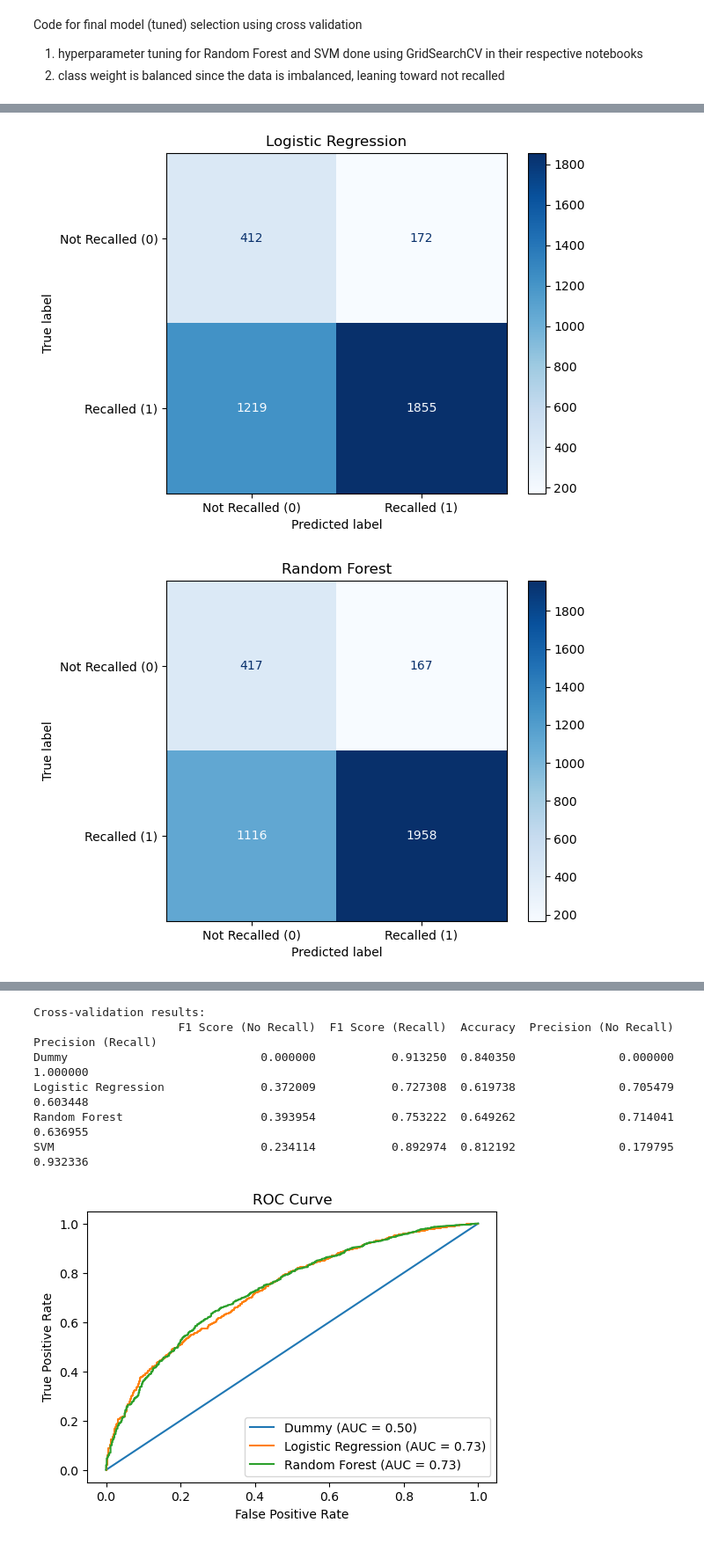
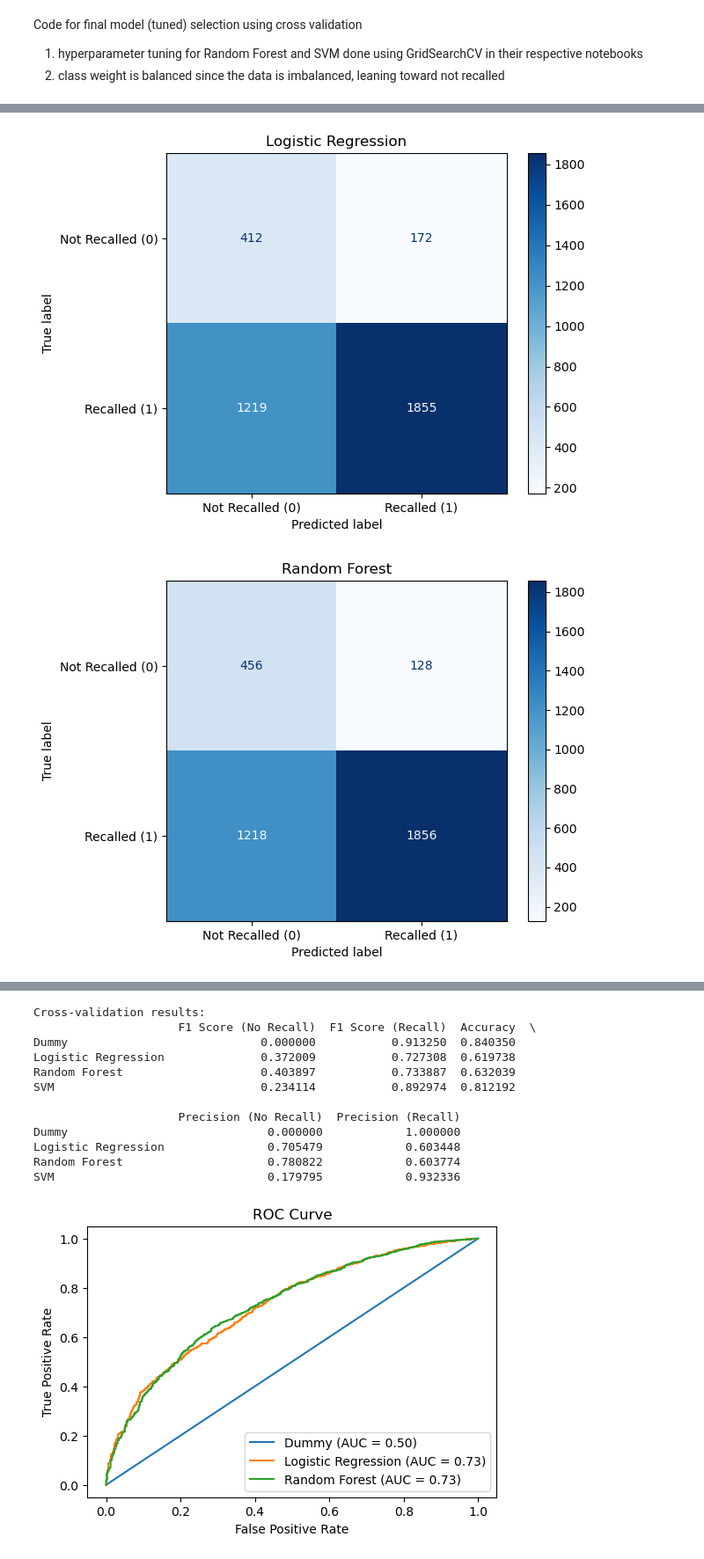
Before and after one commit to YucongLei-0503/Total-Recalls, a Jupyter notebook: Predictive_Models/model_compare.ipynb, the cells around one changed output, grey strips where cells are left out. Shown at 88% size. Saved outputs shown, nothing was run; the diff lists cells and outputs as text; code cells hidden in the pictures.

```diff
--- a/Predictive_Models/model_compare.ipynb
+++ b/Predictive_Models/model_compare.ipynb
@@ -25,13 +25,13 @@ df = pd.read_csv("../Data/final_engineered_features.csv")
 df = df[df['Product Type'] == 'Food/Cosmetics'] #filtering for food products
 
 # Keep only companies with at least one recall
-company_with_recall = df.groupby("Legal Name")['recalled_bool'].sum()
-companies_to_keep = company_with_recall[company_with_recall > 0].index
-df = df[df['Legal Name'].isin(companies_to_keep)].copy()
+# company_with_recall = df.groupby("Legal Name")['recalled_bool'].sum()
+# companies_to_keep = company_with_recall[company_with_recall > 0].index
+# df = df[df['Legal Name'].isin(companies_to_keep)].copy()
 
 # Frequency encode 'City'
-city_freq_map = df['City'].value_counts().to_dict()
-df['City_freq'] = df['City'].map(city_freq_map)
+# city_freq_map = df['City'].value_counts().to_dict()
+# df['City_freq'] = df['City'].map(city_freq_map)
 
 # Drop non-relevant columns
 df = df.drop(['classification_flag','Legal Name','City','Zip','FEI Number','Additional Details','FMD-145 Date','Inspection ID','Inspection End Date'], axis=1)
@@ -154,7 +160,9 @@ models = {
 
     'Logistic Regression': Pipeline([('scaler', StandardScaler()), ('classifier', LogisticRegression(class_weight='balanced', solver='liblinear', random_state=42))]),
 
-    'Random Forest': Pipeline([('scaler', StandardScaler()), ('classifier', RandomForestClassifier(n_estimators=100, max_leaf_nodes=10, bootstrap=False, class_weight='balanced', random_state=42))]),
+    'Random Forest': Pipeline([('scaler', StandardScaler()), ('classifier', RandomForestClassifier(bootstrap=False, class_weight='balanced', max_depth=10,
+                       min_samples_leaf=2, min_samples_split=5,
+                       random_state=42))]),
 
     'SVM': Pipeline([('scaler', StandardScaler()), ('classifier', SVC(C=100, class_weight='balanced', gamma=1, kernel='rbf', random_state=42))])
 }
@@ -170,41 +178,47 @@ for i, (name, model) in enumerate(models.items()):
     # Predict on the test set
     y_pred = model.predict(X_test)
 
     # Calculate metrics
     report = classification_report(y_test, y_pred, output_dict=True)
     results2[i, 0] = report['0']['f1-score']
     results2[i, 1] = report['1']['f1-score']
     results2[i, 2] = report['accuracy']
 
     # Confusion matrix
     cm = confusion_matrix(y_test, y_pred)
     results2[i, 3] = cm[0, 0] / (cm[0, 0] + cm[0, 1]) if (cm[0, 0] + cm[0, 1]) > 0 else 0
     results2[i, 4] = cm[1, 1] / (cm[1, 0] + cm[1, 1]) if (cm[1, 0] + cm[1, 1]) > 0 else 0
     # Plot confusion matrix
     disp = ConfusionMatrixDisplay(confusion_matrix=cm, display_labels=['Not Recalled (0)', 'Recalled (1)'])
     disp.plot(cmap=plt.cm.Blues)
     plt.title(name)
     plt.tight_layout()
     plt.show()
 
 
 # Use results to create a DataFrame for better visualization
 results2_df = pd.DataFrame(results2, columns=['F1 Score (No Recall)', 'F1 Score (Recall)', 'Accuracy', 'Precision (No Recall)', 'Precision (Recall)'],
                             index=models.keys())
 print("\nCross-validation results:")
 pd.set_option('display.max_columns', None)
 print(results2_df)
 # %% [output]
 [figure]
 [figure]
-[figure, old version]
+[figure, new version]
 [figure]
 Cross-validation results:
-                     F1 Score (No Recall)  F1 Score (Recall)  Accuracy  Precision (No Recall)  Precision (Recall)
-Dummy                            0.000000           0.913250  0.840350               0.000000            1.000000
-Logistic Regression              0.372009           0.727308  0.619738               0.705479            0.603448
-Random Forest                    0.393954           0.753222  0.649262               0.714041            0.636955
-SVM                              0.234114           0.892974  0.812192               0.179795            0.932336
+                     F1 Score (No Recall)  F1 Score (Recall)  Accuracy  \
+Dummy                            0.000000           0.913250  0.840350
+Logistic Regression              0.372009           0.727308  0.619738
+Random Forest                    0.403897           0.733887  0.632039
+SVM                              0.234114           0.892974  0.812192
+
+                     Precision (No Recall)  Precision (Recall)
+Dummy                             0.000000            1.000000
+Logistic Regression               0.705479            0.603448
+Random Forest                     0.780822            0.603774
+SVM                               0.179795            0.932336
 # %%
 # For each model, plot ROC curve in the same figure and calculate AUC
 plt.figure(figsize=(6, 4))
```
Also changed, not shown: parts of 2 cells of this notebook.
